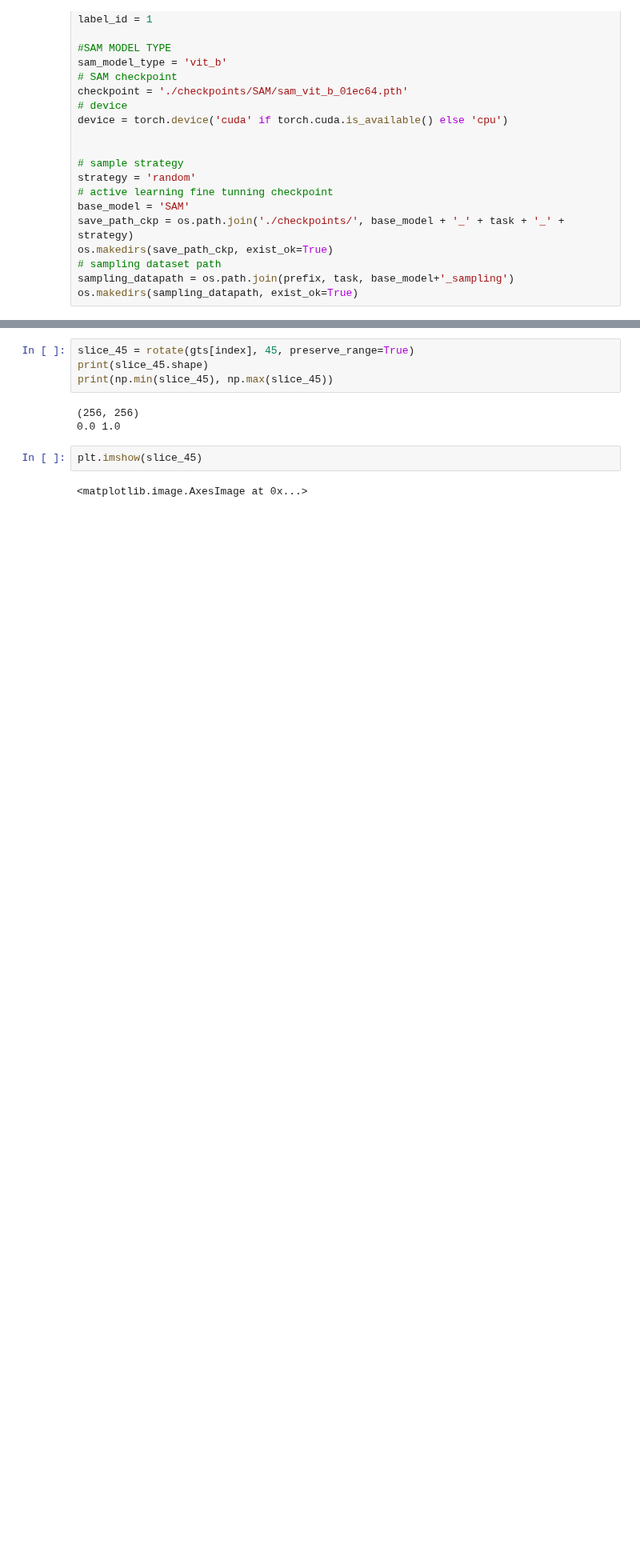
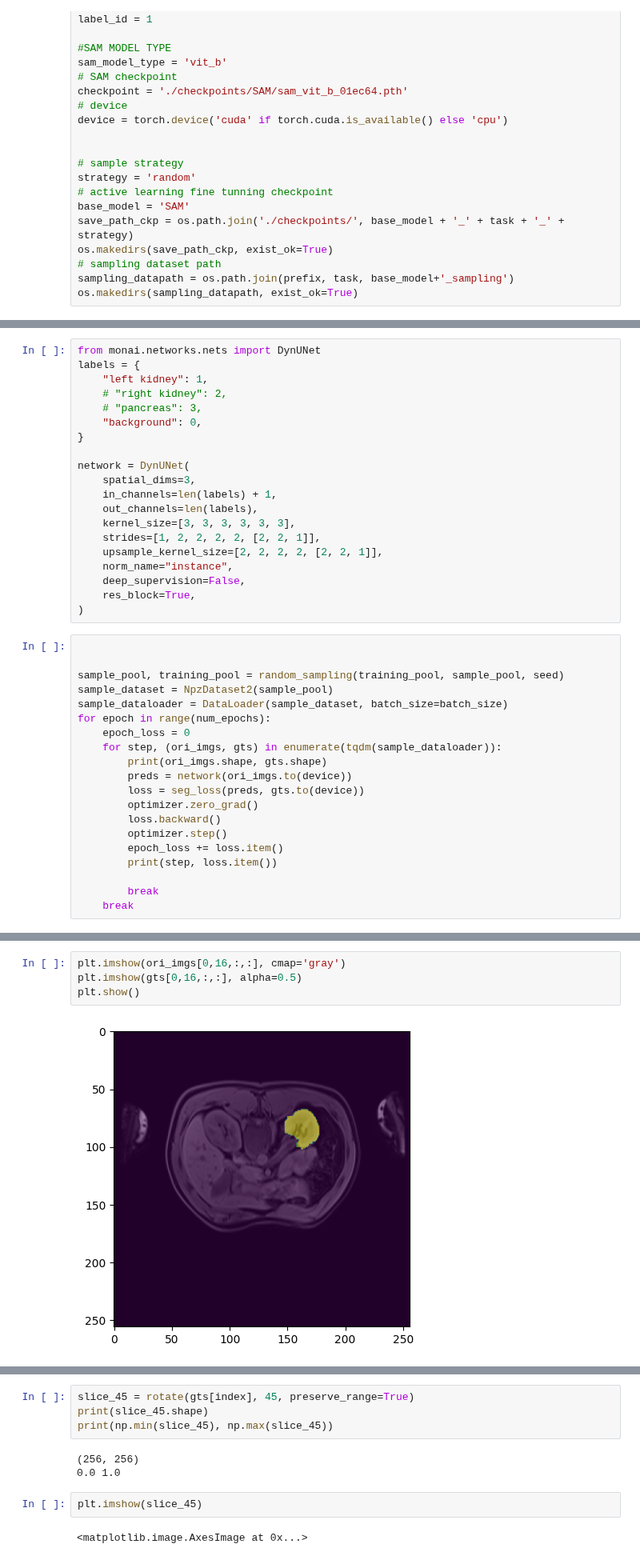
Before and after one commit to yexincheng/ALMRI, a Jupyter notebook: research_questions.ipynb, the cells around one changed output, grey strips where cells are left out. Shown at 80% size. Drawn from its saved outputs; the diff is of its cells as text; blank space fills up the shorter version.

Commit message:
dynunet dataset

```diff
--- a/research_questions.ipynb
+++ b/research_questions.ipynb
@@ -104,0 +125,40 @@ os.makedirs(save_path_ckp_epoch, exist_ok=True)
+# %%
+from monai.networks.nets import DynUNet
+labels = {
+    "left kidney": 1,
+    # "right kidney": 2,
+    # "pancreas": 3,
+    "background": 0,
+}
+
+network = DynUNet(
+    spatial_dims=3,
+    in_channels=len(labels) + 1,
+    out_channels=len(labels),
+    kernel_size=[3, 3, 3, 3, 3, 3],
+    strides=[1, 2, 2, 2, 2, [2, 2, 1]],
+    upsample_kernel_size=[2, 2, 2, 2, [2, 2, 1]],
+    norm_name="instance",
+    deep_supervision=False,
+    res_block=True,
+)
+# %%
+
+
+sample_pool, training_pool = random_sampling(training_pool, sample_pool, seed)
+sample_dataset = NpzDataset2(sample_pool)
+sample_dataloader = DataLoader(sample_dataset, batch_size=batch_size)
+for epoch in range(num_epochs):
+    epoch_loss = 0
+    for step, (ori_imgs, gts) in enumerate(tqdm(sample_dataloader)):
+        print(ori_imgs.shape, gts.shape)
+        preds = network(ori_imgs.to(device))
+        loss = seg_loss(preds, gts.to(device))
+        optimizer.zero_grad()
+        loss.backward()
+        optimizer.step()
+        epoch_loss += loss.item()
+        print(step, loss.item())
+
+        break
+    break
@@ -105,3 +170,9 @@ os.makedirs(save_path_ckp_epoch, exist_ok=True)
+# %%
+plt.imshow(ori_imgs[0,16,:,:], cmap='gray')
+plt.imshow(gts[0,16,:,:], alpha=0.5)
+plt.show()
+# %% [output]
+[figure, added]
 # %%
 from skimage.transform import rotate
 
```
Also changed, not shown: parts of 5 cells of this notebook, 2 other files.
